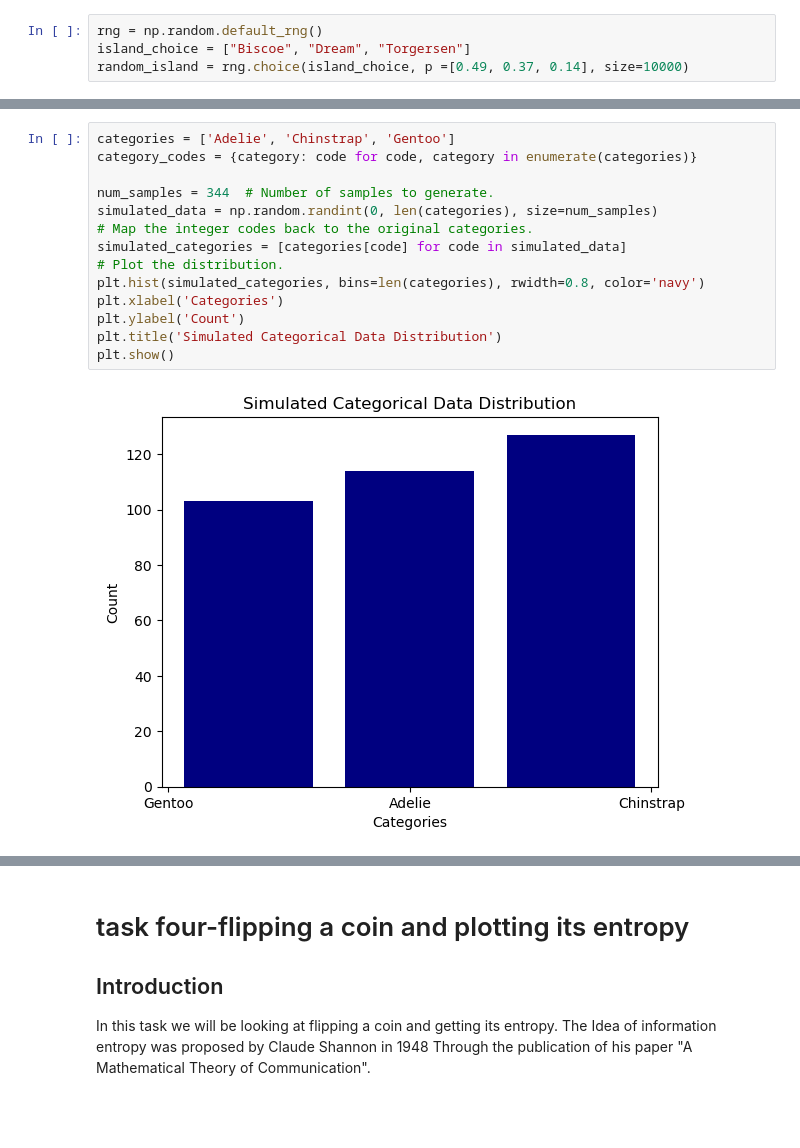
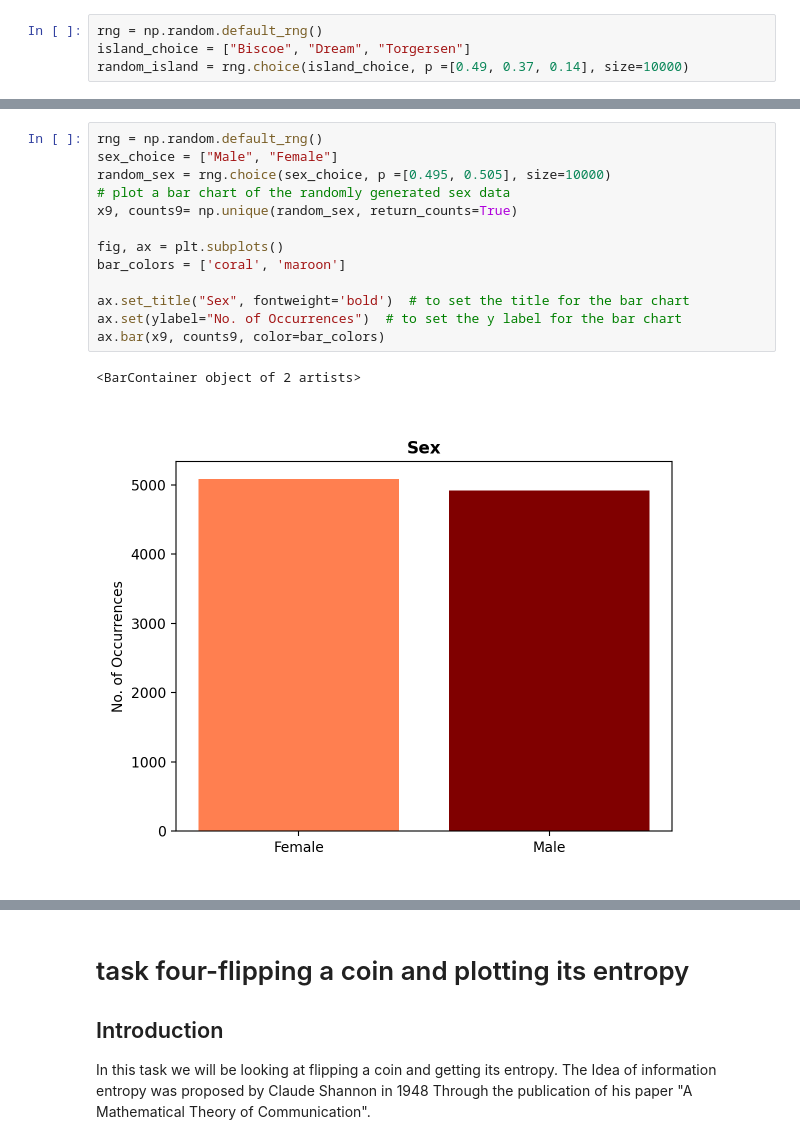
Before and after one commit to keithmmc/data_fundamentals, a Jupyter notebook: tasks.ipynb, the cells around one changed output, grey strips where cells are left out. Cells and saved outputs as stored; diff of their text form; blank space fills up the shorter version.

```diff
--- a/tasks.ipynb
+++ b/tasks.ipynb
@@ -534,16 +519,16 @@ plt.show()
-# %%
-categories = ['Adelie', 'Chinstrap', 'Gentoo']
-category_codes = {category: code for code, category in enumerate(categories)}
-
-num_samples = 344  # Number of samples to generate.
-simulated_data = np.random.randint(0, len(categories), size=num_samples)
-# Map the integer codes back to the original categories.
-simulated_categories = [categories[code] for code in simulated_data]
-# Plot the distribution.
-plt.hist(simulated_categories, bins=len(categories), rwidth=0.8, color='navy')
-plt.xlabel('Categories')
-plt.ylabel('Count')
-plt.title('Simulated Categorical Data Distribution')
-plt.show()
-# %% [output]
-[figure, removed]
+# %%
+rng = np.random.default_rng()
+sex_choice = ["Male", "Female"]
+random_sex = rng.choice(sex_choice, p =[0.495, 0.505], size=10000)
+# plot a bar chart of the randomly generated sex data
+x9, counts9= np.unique(random_sex, return_counts=True)
+
+fig, ax = plt.subplots()
+bar_colors = ['coral', 'maroon']
+
+ax.set_title("Sex", fontweight='bold')  # to set the title for the bar chart
+ax.set(ylabel="No. of Occurrences")  # to set the y label for the bar chart
+ax.bar(x9, counts9, color=bar_colors)
+# %% [output]
+<BarContainer object of 2 artists>
+[figure, added]
```
Also changed, not shown: parts of 42 cells of this notebook.
